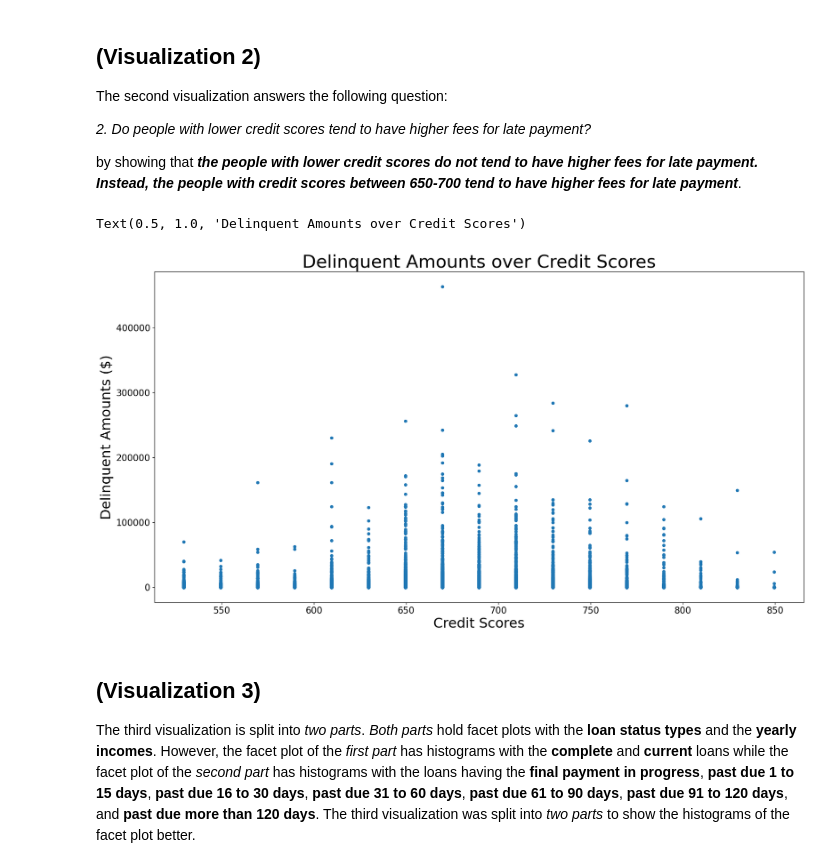
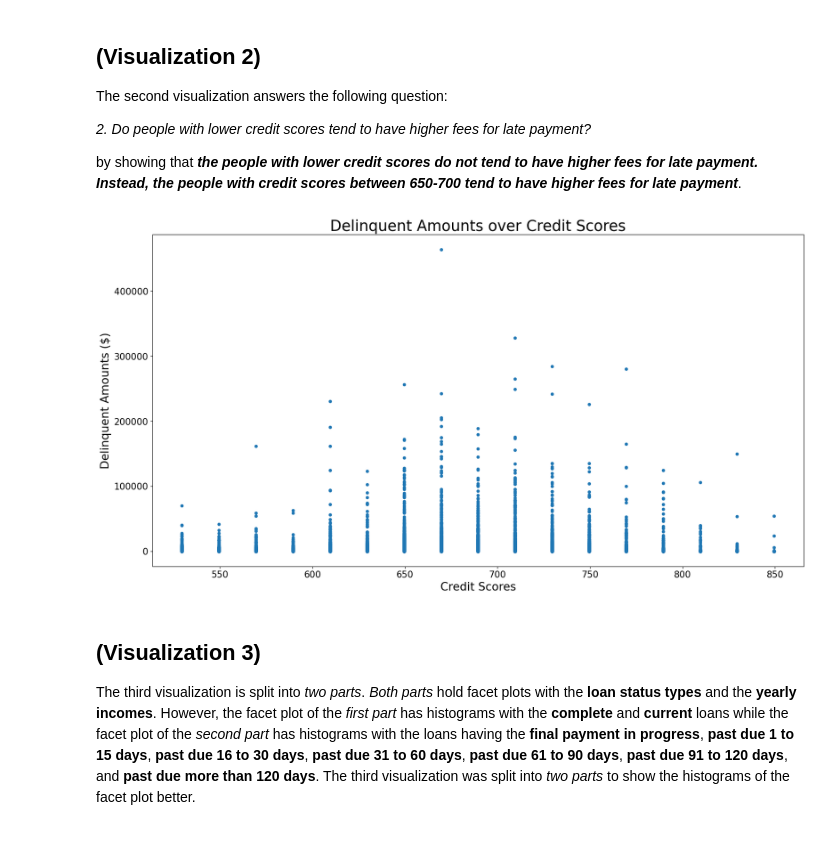
Before and after one commit to jwGitHub9860/Communicate_Data_Findings, a Jupyter notebook: Part_II_explanatory_template.ipynb, the cells around one changed output. Drawn from its saved outputs; the diff is of its cells as text; code cells hidden in the pictures; blank space fills up the shorter version.

Commit message:
refactor: Refactoring production code
Replace all duplicate code of setting x-axis, y-axis, and title for each graph in all code cells in second jupyter file for explanatory data analysis

```diff
--- a/Part_II_explanatory_template.ipynb
+++ b/Part_II_explanatory_template.ipynb
@@ -146,20 +139,13 @@ credit scores between 650-700 tend to have higher fees for late payment_**.
 # %%
 # Code for creating Scatterplot of ALL Credit Scores & ALL Delinquent Amounts
 
 # creates & displays Scatterplot
 df_prosper_loan_data.plot(x='CreditScore', y='AmountDelinquent', kind='scatter', figsize=(19.5,10), rot=0, fontsize=15) # ("rot=0" ensures x-axis labels are horizontal, so ALL Labels can be read)
 
-# adds x-axis label to Scatterplot
-plt.xlabel('Credit Scores', fontsize=23) # Must Be SEPARATE From AND BELOW Code For Scatterplot to SPECIFY X-LABEL SIZE
-
-# adds y-axis label to Scatterplot
-plt.ylabel('Delinquent Amounts ($)', fontsize=23) # Must Be SEPARATE From AND BELOW Code For Scatterplot to SPECIFY Y-LABEL SIZE
-
-# adds title to Scatterplot
-plt.title('Delinquent Amounts over Credit Scores', fontsize=30) # Must Be SEPARATE From AND BELOW Code For Scatterplot to SPECIFY TITLE SIZE
+# calls "add_x_axis_y_axis_and_title" function
+add_x_axis_y_axis_and_title('Credit Scores', 'Delinquent Amounts ($)', 'Delinquent Amounts over Credit Scores')
 # %% [output]
-Text(0.5, 1.0, 'Delinquent Amounts over Credit Scores')
-[figure, old version]
+[figure, new version]
 # %% [markdown]
 ## (Visualization 3)
 
```
Also changed, not shown: parts of 1 cell of this notebook.
